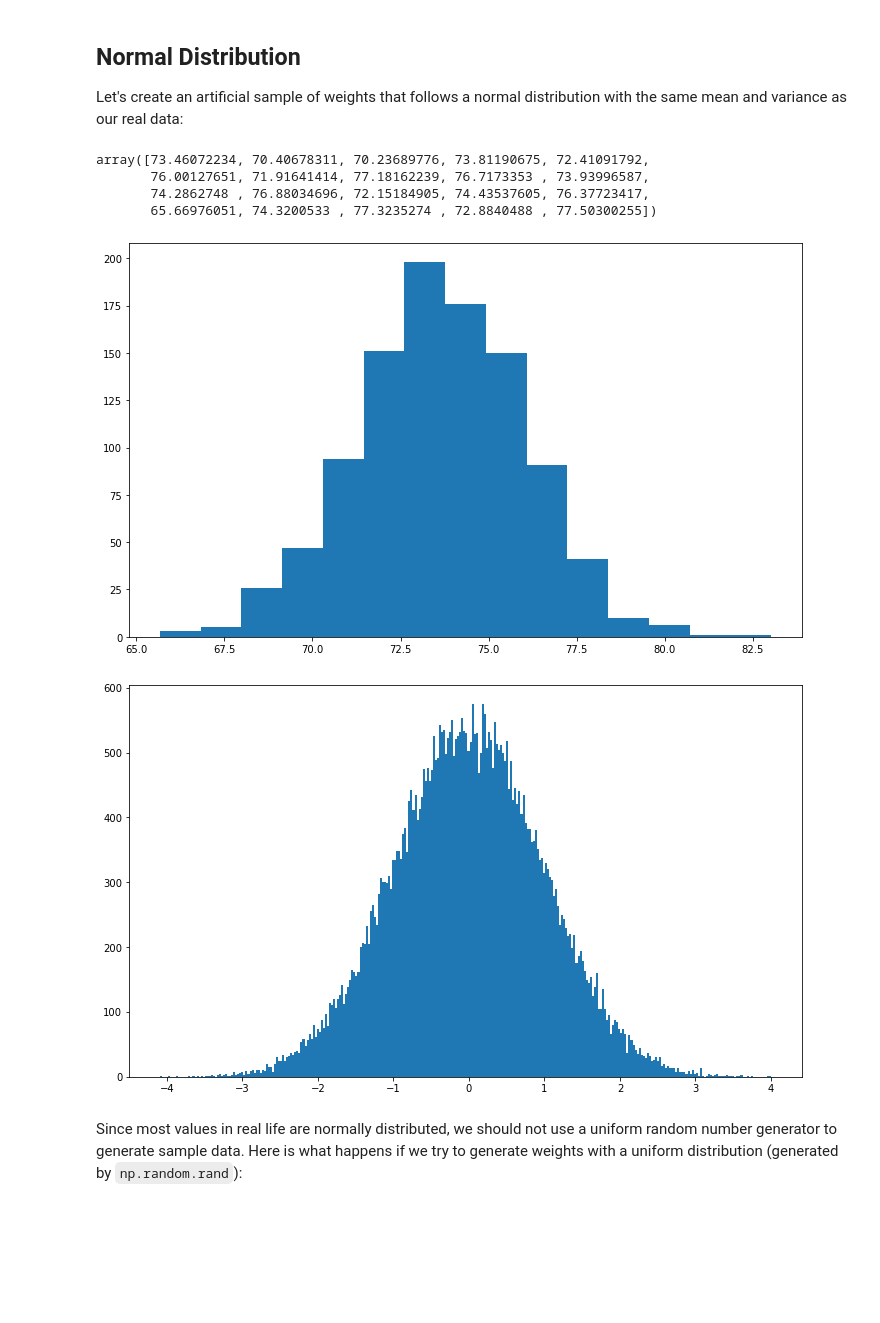
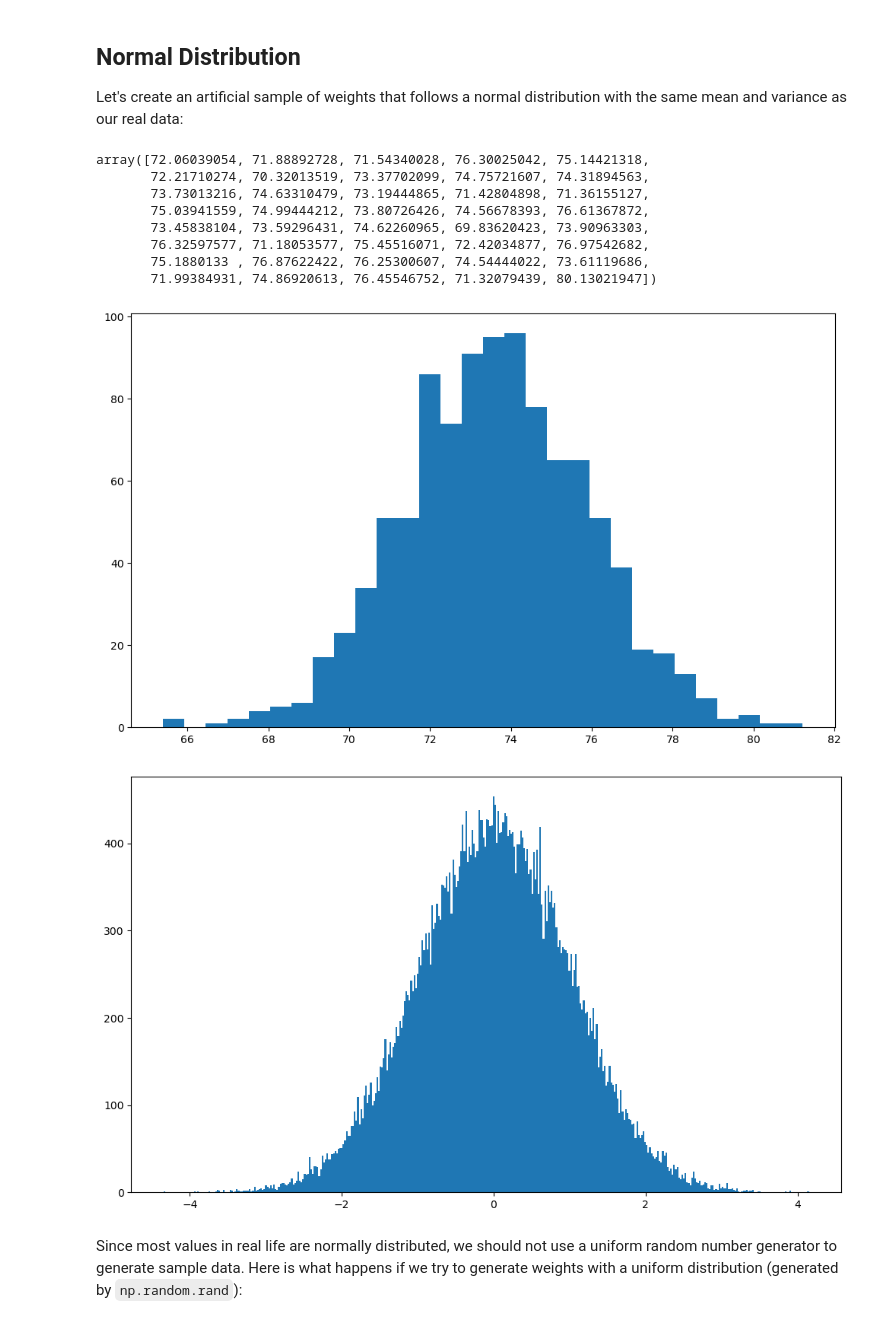
Before and after one commit to ijessicachen/introdatascience, a Jupyter notebook: 1-Introduction/04-stats-and-probability/introstatsandprob.ipynb, the cells around one changed output. Drawn from its saved outputs; the diff is of its cells as text; code cells hidden in the pictures; blank space fills up the shorter version.

```diff
--- a/1-Introduction/04-stats-and-probability/introstatsandprob.ipynb
+++ b/1-Introduction/04-stats-and-probability/introstatsandprob.ipynb
@@ -110,26 +110,30 @@ plt.show()
 Let's create an artificial sample of weights that follows a normal distribution with the same mean and variance as our real data:
 # %%
 generated = np.random.normal(mean, std, 1000)
-generated[:20]
+generated[:40]
 # %% [output]
-array([73.46072234, 70.40678311, 70.23689776, 73.81190675, 72.41091792,
-       76.00127651, 71.91641414, 77.18162239, 76.7173353 , 73.93996587,
-       74.2862748 , 76.88034696, 72.15184905, 74.43537605, 76.37723417,
-       65.66976051, 74.3200533 , 77.3235274 , 72.8840488 , 77.50300255])
+array([72.06039054, 71.88892728, 71.54340028, 76.30025042, 75.14421318,
+       72.21710274, 70.32013519, 73.37702099, 74.75721607, 74.31894563,
+       73.73013216, 74.63310479, 73.19444865, 71.42804898, 71.36155127,
+       75.03941559, 74.99444212, 73.80726426, 74.56678393, 76.61367872,
+       73.45838104, 73.59296431, 74.62260965, 69.83620423, 73.90963303,
+       76.32597577, 71.18053577, 75.45516071, 72.42034877, 76.97542682,
+       75.1880133 , 76.87622422, 76.25300607, 74.54444022, 73.61119686,
+       71.99384931, 74.86920613, 76.45546752, 71.32079439, 80.13021947])
 # %%
 plt.figure(figsize=(10,6))
-plt.hist(generated, bins=15)
+plt.hist(generated, bins=30)
 plt.tight_layout()
 plt.show()
 # %% [output]
-[figure, old version]
+[figure, new version]
 # %%
 plt.figure(figsize=(10,6))
-plt.hist(np.random.normal(0,1,50000), bins=300)
+plt.hist(np.random.normal(0,1,50000), bins=400)
 plt.tight_layout()
 plt.show()
 # %% [output]
-[figure, old version]
+[figure, new version]
 # %% [markdown]
 Since most values in real life are normally distributed, we should not use a uniform random number generator to generate sample data. Here is what happens if we try to generate weights with a uniform distribution (generated by `np.random.rand`):
 # %%
```
Also changed, not shown: parts of 42 cells of this notebook, 5 other files.
